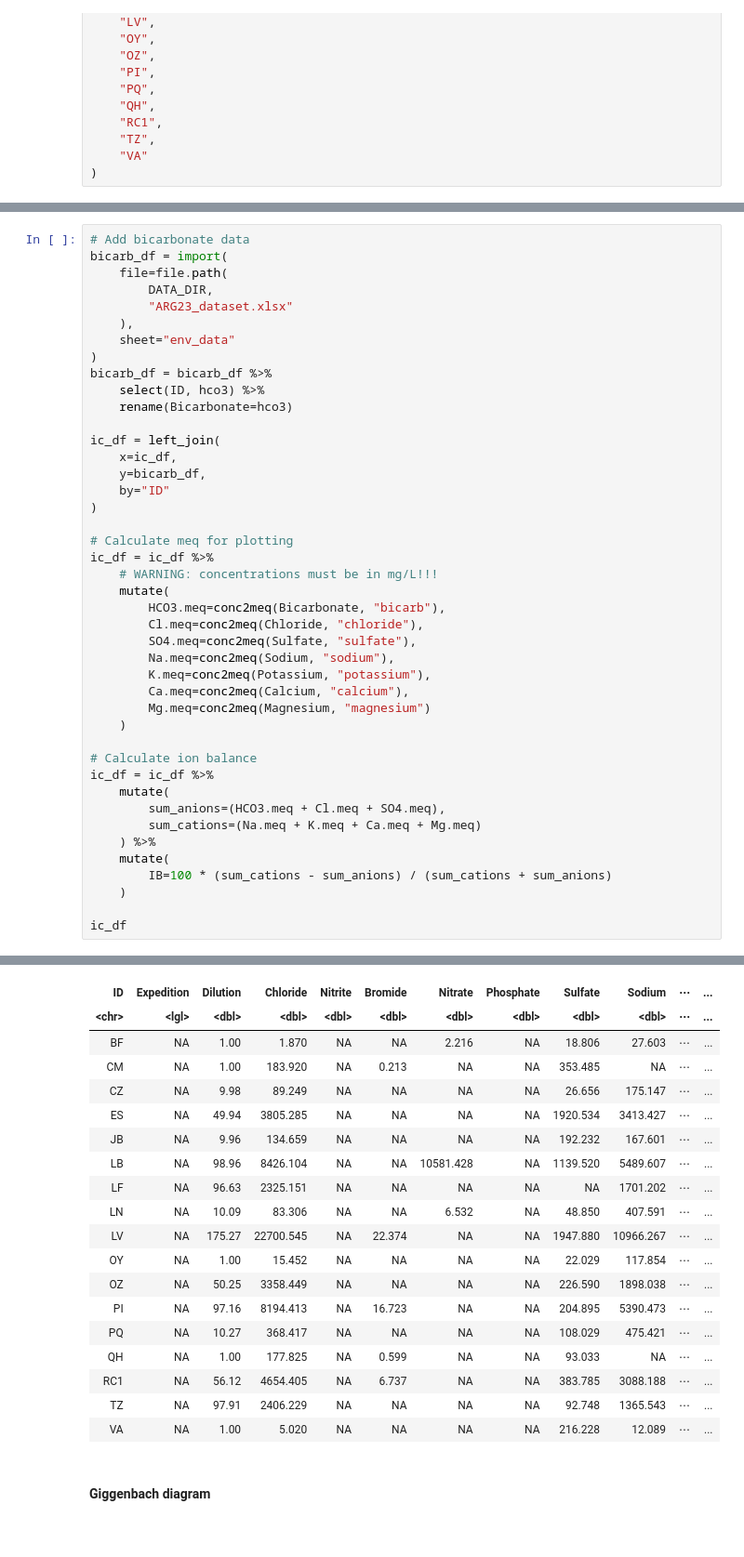
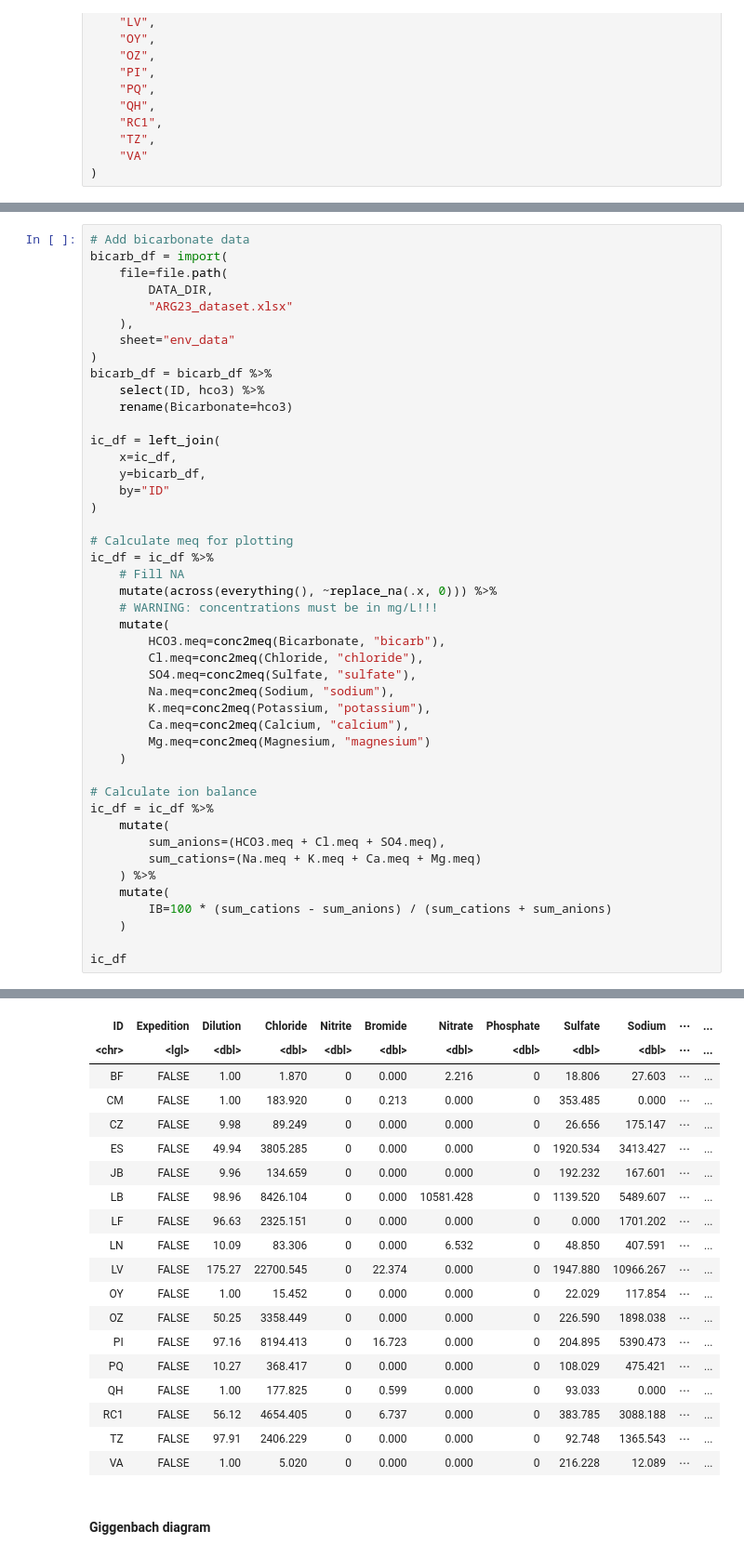
Before and after one commit to giovannellilab/geochem, a Jupyter notebook: notebooks/ARG23.ipynb, the cells around one changed output, grey strips where cells are left out. Shown at 93% size. Cells and saved outputs as stored; diff of their text form.

Commit message:
Replace NA by zero in IC data

```diff
--- a/notebooks/ARG23.ipynb
+++ b/notebooks/ARG23.ipynb
@@ -251,50 +251,52 @@ ic_df = left_join(
 )
 
 # Calculate meq for plotting
 ic_df = ic_df %>%
+    # Fill NA
+    mutate(across(everything(), ~replace_na(.x, 0))) %>%
     # WARNING: concentrations must be in mg/L!!!
     mutate(
         HCO3.meq=conc2meq(Bicarbonate, "bicarb"),
         Cl.meq=conc2meq(Chloride, "chloride"),
         SO4.meq=conc2meq(Sulfate, "sulfate"),
         Na.meq=conc2meq(Sodium, "sodium"),
         K.meq=conc2meq(Potassium, "potassium"),
         Ca.meq=conc2meq(Calcium, "calcium"),
         Mg.meq=conc2meq(Magnesium, "magnesium")
     )
 
 # Calculate ion balance
 ic_df = ic_df %>%
     mutate(
         sum_anions=(HCO3.meq + Cl.meq + SO4.meq),
         sum_cations=(Na.meq + K.meq + Ca.meq + Mg.meq)
     ) %>%
     mutate(
         IB=100 * (sum_cations - sum_anions) / (sum_cations + sum_anions)
     )
 
 ic_df
 # %% [output]
 A grouped_df: 17 × 25
 | ID | Expedition | Dilution | Chloride | Nitrite | Bromide | Nitrate | Phosphate | Sulfate | Sodium | ⋯ | ... |
 | <chr> | <lgl> | <dbl> | <dbl> | <dbl> | <dbl> | <dbl> | <dbl> | <dbl> | <dbl> | ⋯ | ... |
-| BF | NA | 1.00 | 1.870 | NA | NA | 2.216 | NA | 18.806 | 27.603 | ⋯ | ... |
-| CM | NA | 1.00 | 183.920 | NA | 0.213 | NA | NA | 353.485 | NA | ⋯ | ... |
-| CZ | NA | 9.98 | 89.249 | NA | NA | NA | NA | 26.656 | 175.147 | ⋯ | ... |
-| ES | NA | 49.94 | 3805.285 | NA | NA | NA | NA | 1920.534 | 3413.427 | ⋯ | ... |
-| JB | NA | 9.96 | 134.659 | NA | NA | NA | NA | 192.232 | 167.601 | ⋯ | ... |
-| LB | NA | 98.96 | 8426.104 | NA | NA | 10581.428 | NA | 1139.520 | 5489.607 | ⋯ | ... |
-| LF | NA | 96.63 | 2325.151 | NA | NA | NA | NA | NA | 1701.202 | ⋯ | ... |
-| LN | NA | 10.09 | 83.306 | NA | NA | 6.532 | NA | 48.850 | 407.591 | ⋯ | ... |
-| LV | NA | 175.27 | 22700.545 | NA | 22.374 | NA | NA | 1947.880 | 10966.267 | ⋯ | ... |
-| OY | NA | 1.00 | 15.452 | NA | NA | NA | NA | 22.029 | 117.854 | ⋯ | ... |
-| OZ | NA | 50.25 | 3358.449 | NA | NA | NA | NA | 226.590 | 1898.038 | ⋯ | ... |
-| PI | NA | 97.16 | 8194.413 | NA | 16.723 | NA | NA | 204.895 | 5390.473 | ⋯ | ... |
-| PQ | NA | 10.27 | 368.417 | NA | NA | NA | NA | 108.029 | 475.421 | ⋯ | ... |
-| QH | NA | 1.00 | 177.825 | NA | 0.599 | NA | NA | 93.033 | NA | ⋯ | ... |
-| RC1 | NA | 56.12 | 4654.405 | NA | 6.737 | NA | NA | 383.785 | 3088.188 | ⋯ | ... |
-| TZ | NA | 97.91 | 2406.229 | NA | NA | NA | NA | 92.748 | 1365.543 | ⋯ | ... |
-| VA | NA | 1.00 | 5.020 | NA | NA | NA | NA | 216.228 | 12.089 | ⋯ | ... |
+| BF | FALSE | 1.00 | 1.870 | 0 | 0.000 | 2.216 | 0 | 18.806 | 27.603 | ⋯ | ... |
+| CM | FALSE | 1.00 | 183.920 | 0 | 0.213 | 0.000 | 0 | 353.485 | 0.000 | ⋯ | ... |
+| CZ | FALSE | 9.98 | 89.249 | 0 | 0.000 | 0.000 | 0 | 26.656 | 175.147 | ⋯ | ... |
+| ES | FALSE | 49.94 | 3805.285 | 0 | 0.000 | 0.000 | 0 | 1920.534 | 3413.427 | ⋯ | ... |
+| JB | FALSE | 9.96 | 134.659 | 0 | 0.000 | 0.000 | 0 | 192.232 | 167.601 | ⋯ | ... |
+| LB | FALSE | 98.96 | 8426.104 | 0 | 0.000 | 10581.428 | 0 | 1139.520 | 5489.607 | ⋯ | ... |
+| LF | FALSE | 96.63 | 2325.151 | 0 | 0.000 | 0.000 | 0 | 0.000 | 1701.202 | ⋯ | ... |
+| LN | FALSE | 10.09 | 83.306 | 0 | 0.000 | 6.532 | 0 | 48.850 | 407.591 | ⋯ | ... |
+| LV | FALSE | 175.27 | 22700.545 | 0 | 22.374 | 0.000 | 0 | 1947.880 | 10966.267 | ⋯ | ... |
+| OY | FALSE | 1.00 | 15.452 | 0 | 0.000 | 0.000 | 0 | 22.029 | 117.854 | ⋯ | ... |
+| OZ | FALSE | 50.25 | 3358.449 | 0 | 0.000 | 0.000 | 0 | 226.590 | 1898.038 | ⋯ | ... |
+| PI | FALSE | 97.16 | 8194.413 | 0 | 16.723 | 0.000 | 0 | 204.895 | 5390.473 | ⋯ | ... |
+| PQ | FALSE | 10.27 | 368.417 | 0 | 0.000 | 0.000 | 0 | 108.029 | 475.421 | ⋯ | ... |
+| QH | FALSE | 1.00 | 177.825 | 0 | 0.599 | 0.000 | 0 | 93.033 | 0.000 | ⋯ | ... |
+| RC1 | FALSE | 56.12 | 4654.405 | 0 | 6.737 | 0.000 | 0 | 383.785 | 3088.188 | ⋯ | ... |
+| TZ | FALSE | 97.91 | 2406.229 | 0 | 0.000 | 0.000 | 0 | 92.748 | 1365.543 | ⋯ | ... |
+| VA | FALSE | 1.00 | 5.020 | 0 | 0.000 | 0.000 | 0 | 216.228 | 12.089 | ⋯ | ... |
 # %% [markdown]
 #### Giggenbach diagram
 # %%
```
Also changed, not shown: parts of 3 cells of this notebook, 4 other files.
